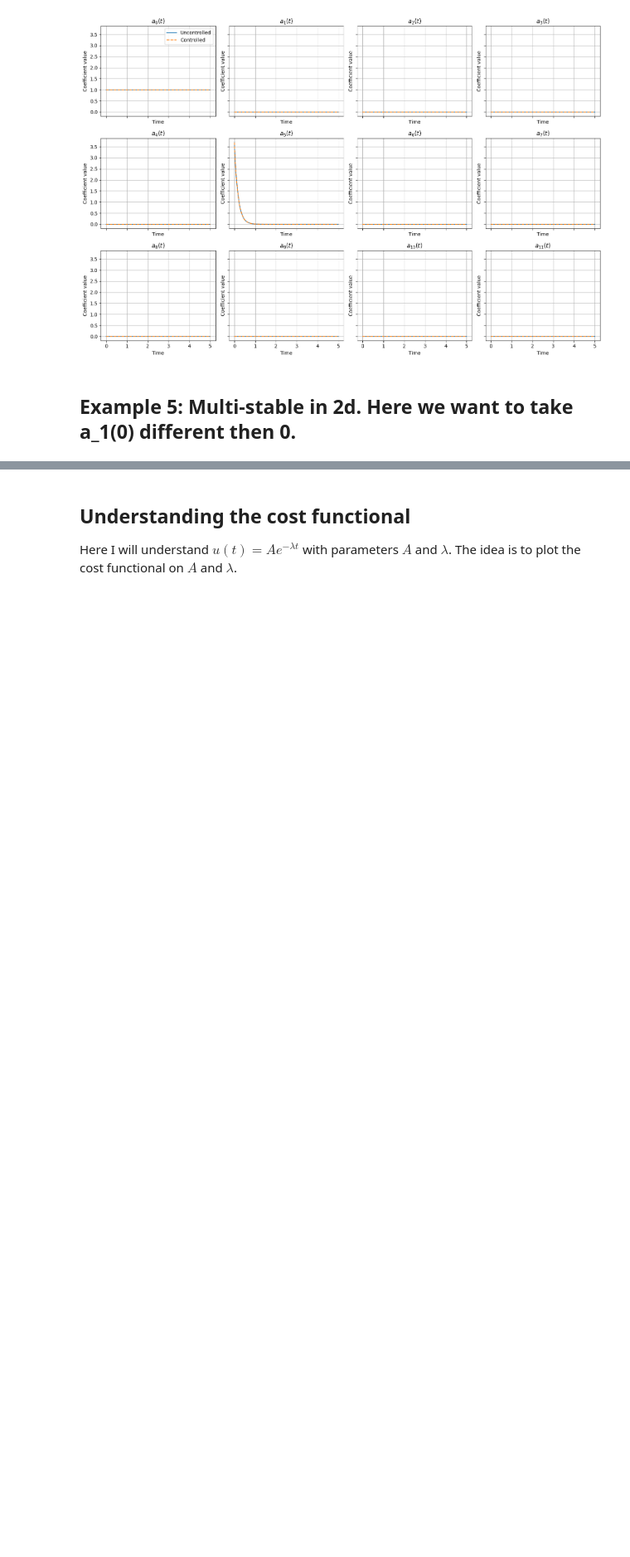
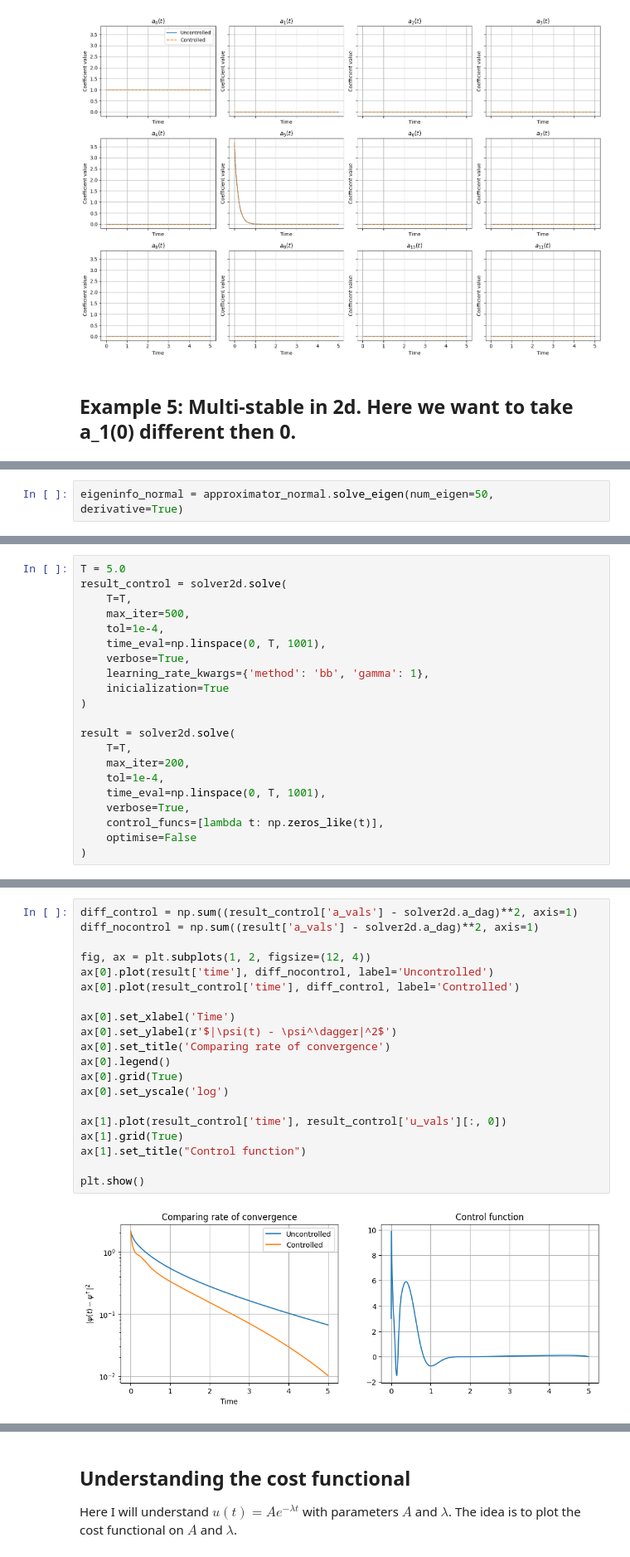
Before and after one commit to lucasmoschen/spectral-fp-opt-control, a Jupyter notebook: notebooks/optimal_control_problem.ipynb, the cells around one changed output, grey strips where cells are left out. Shown at 83% size. Drawn from its saved outputs; the diff is of its cells as text; blank space fills up the shorter version.

```diff
--- a/notebooks/optimal_control_problem.ipynb
+++ b/notebooks/optimal_control_problem.ipynb
@@ -797,0 +840,2 @@ fig.colorbar(im)
+# %%
+eigeninfo_normal = approximator_normal.solve_eigen(num_eigen=50, derivative=True)
@@ -797,0 +888,21 @@ fig.colorbar(im)
+# %%
+T = 5.0
+result_control = solver2d.solve(
+    T=T,
+    max_iter=500,
+    tol=1e-4,
+    time_eval=np.linspace(0, T, 1001),
+    verbose=True,
+    learning_rate_kwargs={'method': 'bb', 'gamma': 1},
+    inicialization=True
+)
+
+result = solver2d.solve(
+    T=T,
+    max_iter=200,
+    tol=1e-4,
+    time_eval=np.linspace(0, T, 1001),
+    verbose=True,
+    control_funcs=[lambda t: np.zeros_like(t)],
+    optimise=False
+)
@@ -797,0 +927,22 @@ fig.colorbar(im)
+# %%
+diff_control = np.sum((result_control['a_vals'] - solver2d.a_dag)**2, axis=1)
+diff_nocontrol = np.sum((result['a_vals'] - solver2d.a_dag)**2, axis=1)
+
+fig, ax = plt.subplots(1, 2, figsize=(12, 4))
+ax[0].plot(result['time'], diff_nocontrol, label='Uncontrolled')
+ax[0].plot(result_control['time'], diff_control, label='Controlled')
+
+ax[0].set_xlabel('Time')
+ax[0].set_ylabel(r'$|\psi(t) - \psi^\dagger|^2$')
+ax[0].set_title('Comparing rate of convergence')
+ax[0].legend()
+ax[0].grid(True)
+ax[0].set_yscale('log')
+
+ax[1].plot(result_control['time'], result_control['u_vals'][:, 0])
+ax[1].grid(True)
+ax[1].set_title("Control function")
+
+plt.show()
+# %% [output]
+[figure, added]
```
Also changed, not shown: parts of 17 cells of this notebook, 1 other file.
